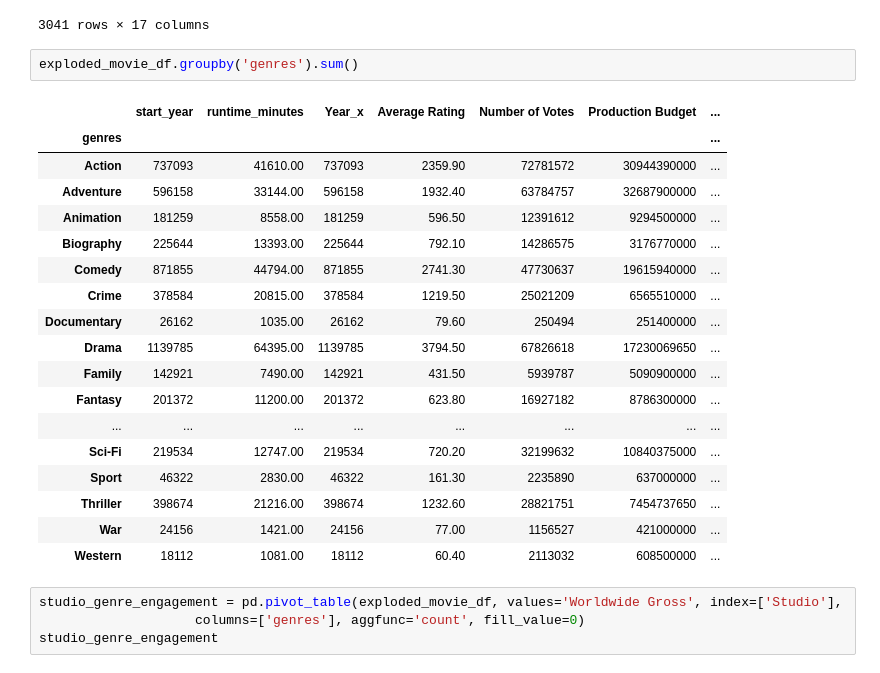
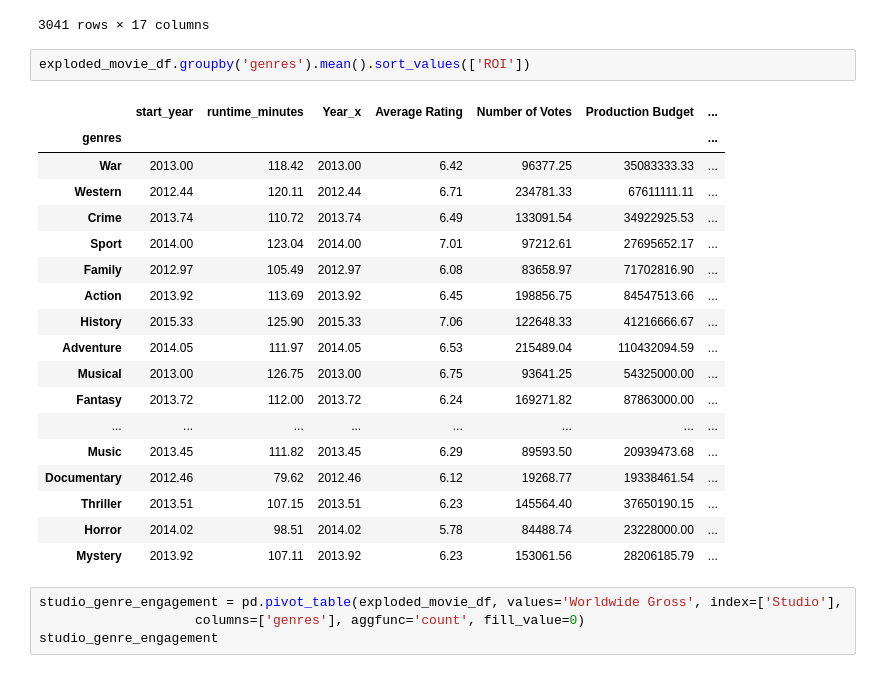
Before and after one commit to houleyemballo/AnalysisMovieData, a Jupyter notebook: Data Visualizations.ipynb, the cells around one changed output. Cells and saved outputs as stored; diff of their text form.

```diff
--- a/Data Visualizations.ipynb
+++ b/Data Visualizations.ipynb
@@ -254,26 +254,26 @@ exploded_movie_df
 | 3040 | tt7959026 | The Mule | The Mule | 2018 | 116.00 | Thriller | 2018 | 7.10 | ... |
 3041 rows × 17 columns
 # %%
-exploded_movie_df.groupby('genres').sum()
+exploded_movie_df.groupby('genres').mean().sort_values(['ROI'])
 # %% [output]
 |  | start_year | runtime_minutes | Year_x | Average Rating | Number of Votes | Production Budget | ... |
 | genres |  |  |  |  |  |  | ... |
-| Action | 737093 | 41610.00 | 737093 | 2359.90 | 72781572 | 30944390000 | ... |
-| Adventure | 596158 | 33144.00 | 596158 | 1932.40 | 63784757 | 32687900000 | ... |
-| Animation | 181259 | 8558.00 | 181259 | 596.50 | 12391612 | 9294500000 | ... |
-| Biography | 225644 | 13393.00 | 225644 | 792.10 | 14286575 | 3176770000 | ... |
-| Comedy | 871855 | 44794.00 | 871855 | 2741.30 | 47730637 | 19615940000 | ... |
-| Crime | 378584 | 20815.00 | 378584 | 1219.50 | 25021209 | 6565510000 | ... |
-| Documentary | 26162 | 1035.00 | 26162 | 79.60 | 250494 | 251400000 | ... |
-| Drama | 1139785 | 64395.00 | 1139785 | 3794.50 | 67826618 | 17230069650 | ... |
-| Family | 142921 | 7490.00 | 142921 | 431.50 | 5939787 | 5090900000 | ... |
-| Fantasy | 201372 | 11200.00 | 201372 | 623.80 | 16927182 | 8786300000 | ... |
+| War | 2013.00 | 118.42 | 2013.00 | 6.42 | 96377.25 | 35083333.33 | ... |
+| Western | 2012.44 | 120.11 | 2012.44 | 6.71 | 234781.33 | 67611111.11 | ... |
+| Crime | 2013.74 | 110.72 | 2013.74 | 6.49 | 133091.54 | 34922925.53 | ... |
+| Sport | 2014.00 | 123.04 | 2014.00 | 7.01 | 97212.61 | 27695652.17 | ... |
+| Family | 2012.97 | 105.49 | 2012.97 | 6.08 | 83658.97 | 71702816.90 | ... |
+| Action | 2013.92 | 113.69 | 2013.92 | 6.45 | 198856.75 | 84547513.66 | ... |
+| History | 2015.33 | 125.90 | 2015.33 | 7.06 | 122648.33 | 41216666.67 | ... |
+| Adventure | 2014.05 | 111.97 | 2014.05 | 6.53 | 215489.04 | 110432094.59 | ... |
+| Musical | 2013.00 | 126.75 | 2013.00 | 6.75 | 93641.25 | 54325000.00 | ... |
+| Fantasy | 2013.72 | 112.00 | 2013.72 | 6.24 | 169271.82 | 87863000.00 | ... |
 | ... | ... | ... | ... | ... | ... | ... | ... |
-| Sci-Fi | 219534 | 12747.00 | 219534 | 720.20 | 32199632 | 10840375000 | ... |
-| Sport | 46322 | 2830.00 | 46322 | 161.30 | 2235890 | 637000000 | ... |
-| Thriller | 398674 | 21216.00 | 398674 | 1232.60 | 28821751 | 7454737650 | ... |
-| War | 24156 | 1421.00 | 24156 | 77.00 | 1156527 | 421000000 | ... |
-| Western | 18112 | 1081.00 | 18112 | 60.40 | 2113032 | 608500000 | ... |
+| Music | 2013.45 | 111.82 | 2013.45 | 6.29 | 89593.50 | 20939473.68 | ... |
+| Documentary | 2012.46 | 79.62 | 2012.46 | 6.12 | 19268.77 | 19338461.54 | ... |
+| Thriller | 2013.51 | 107.15 | 2013.51 | 6.23 | 145564.40 | 37650190.15 | ... |
+| Horror | 2014.02 | 98.51 | 2014.02 | 5.78 | 84488.74 | 23228000.00 | ... |
+| Mystery | 2013.92 | 107.11 | 2013.92 | 6.23 | 153061.56 | 28206185.79 | ... |
 # %%
 studio_genre_engagement = pd.pivot_table(exploded_movie_df, values='Worldwide Gross', index=['Studio'],
                     columns=['genres'], aggfunc='count', fill_value=0)
```
Also changed, not shown: parts of 3 cells of this notebook, 1 other file.
